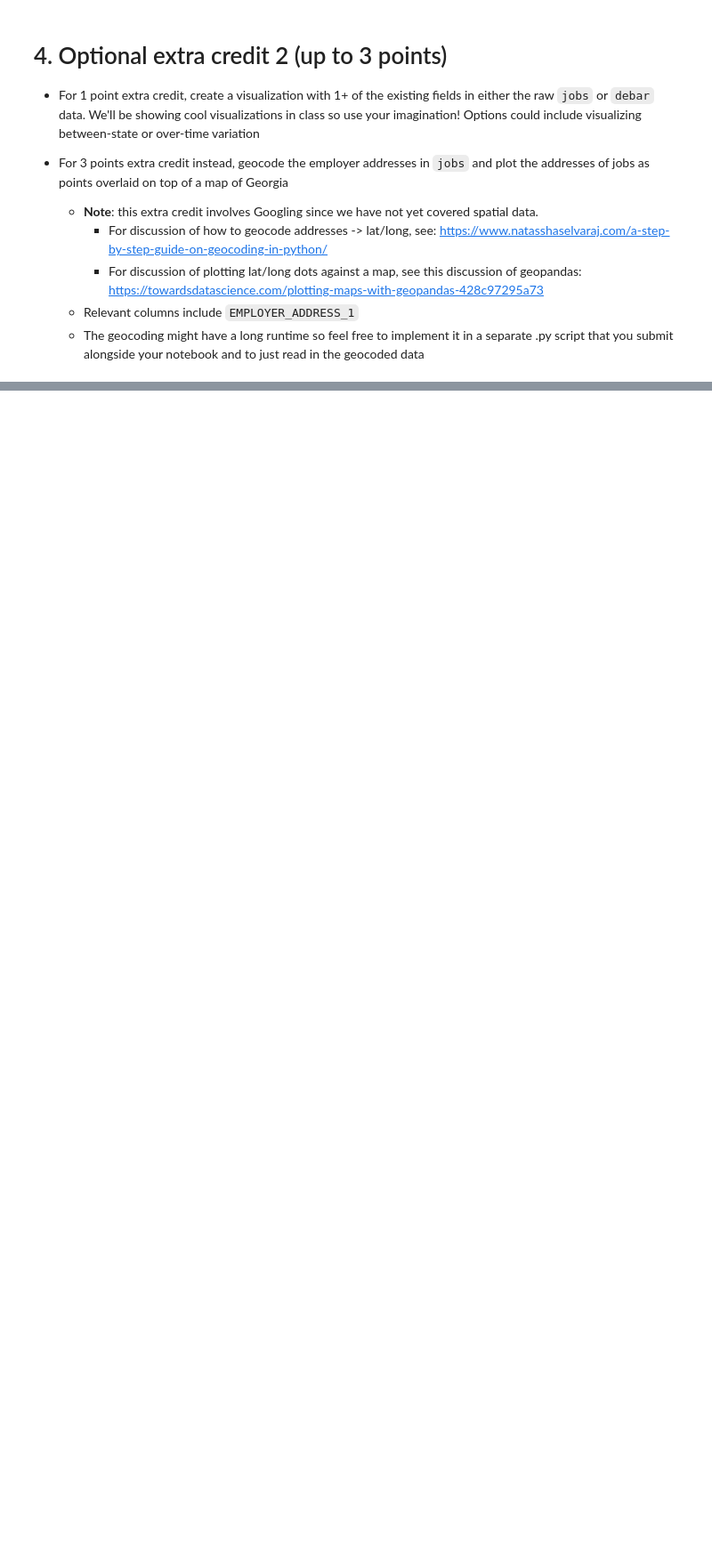
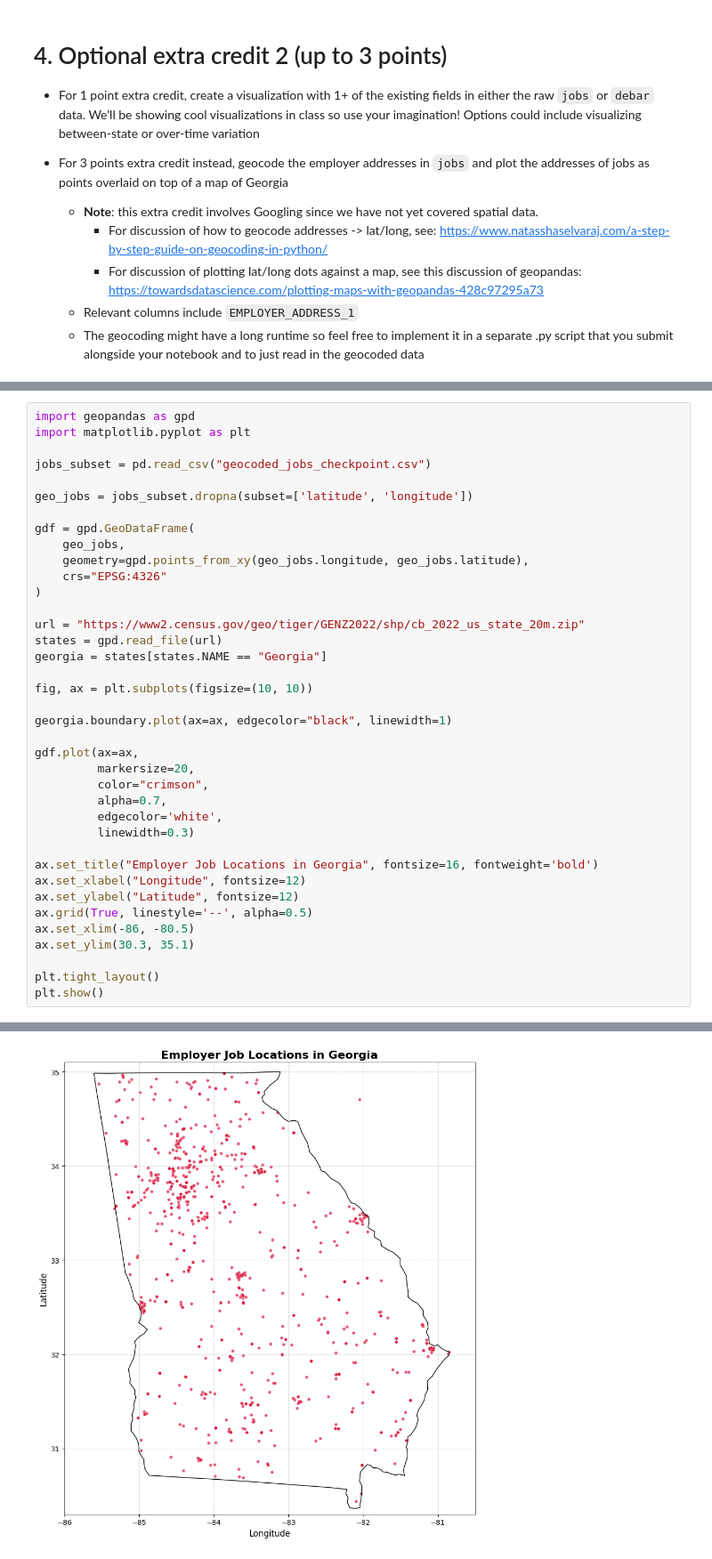
Before and after one commit to herbertfreeze/QSS20_S25, a Jupyter notebook: problemsets/pset2/pset2_blank.ipynb, the cells around one changed output, grey strips where cells are left out. Shown: that part at 89% size. Saved outputs shown, nothing was run; the diff lists cells and outputs as text; blank space fills up the shorter version.

```diff
--- a/problemsets/pset2/pset2_blank.ipynb
+++ b/problemsets/pset2/pset2_blank.ipynb
@@ -391,0 +648,39 @@ D. Print three columns for the rows in `debar_clean` containing the negative exa
+# %%
+import geopandas as gpd
+import matplotlib.pyplot as plt
+
+jobs_subset = pd.read_csv("geocoded_jobs_checkpoint.csv")
+
+geo_jobs = jobs_subset.dropna(subset=['latitude', 'longitude'])
+
+gdf = gpd.GeoDataFrame(
+    geo_jobs,
+    geometry=gpd.points_from_xy(geo_jobs.longitude, geo_jobs.latitude),
+    crs="EPSG:4326"
+)
+
+url = "https://www2.census.gov/geo/tiger/GENZ2022/shp/cb_2022_us_state_20m.zip"
+states = gpd.read_file(url)
+georgia = states[states.NAME == "Georgia"]
+
+fig, ax = plt.subplots(figsize=(10, 10))
+
+georgia.boundary.plot(ax=ax, edgecolor="black", linewidth=1)
+
+gdf.plot(ax=ax,
+         markersize=20,
+         color="crimson",
+         alpha=0.7,
+         edgecolor='white',
+         linewidth=0.3)
+
+ax.set_title("Employer Job Locations in Georgia", fontsize=16, fontweight='bold')
+ax.set_xlabel("Longitude", fontsize=12)
+ax.set_ylabel("Latitude", fontsize=12)
+ax.grid(True, linestyle='--', alpha=0.5)
+ax.set_xlim(-86, -80.5)
+ax.set_ylim(30.3, 35.1)
+
+plt.tight_layout()
+plt.show()
+# %% [output]
@@ -391,0 +694 @@ D. Print three columns for the rows in `debar_clean` containing the negative exa
+[figure, added]
```
Also changed, not shown: parts of 29 cells of this notebook, 1 other file.
